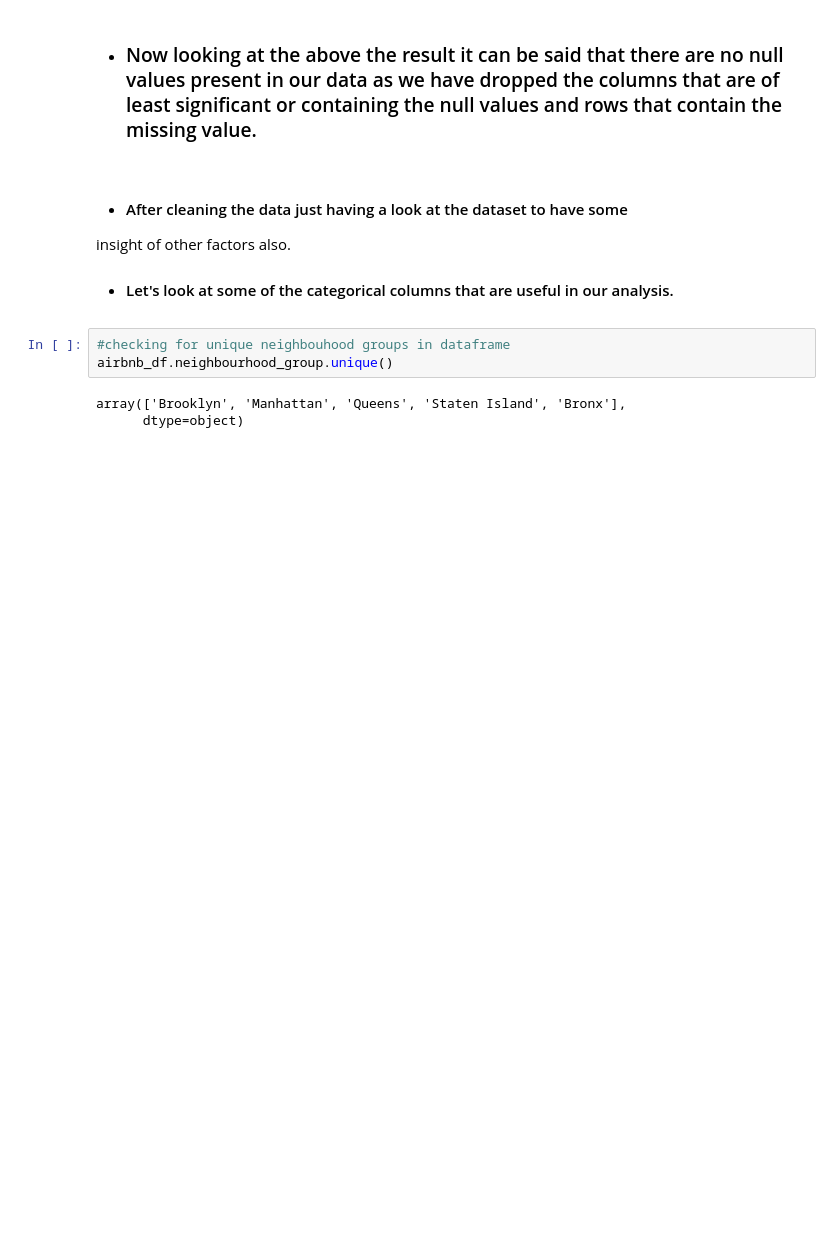
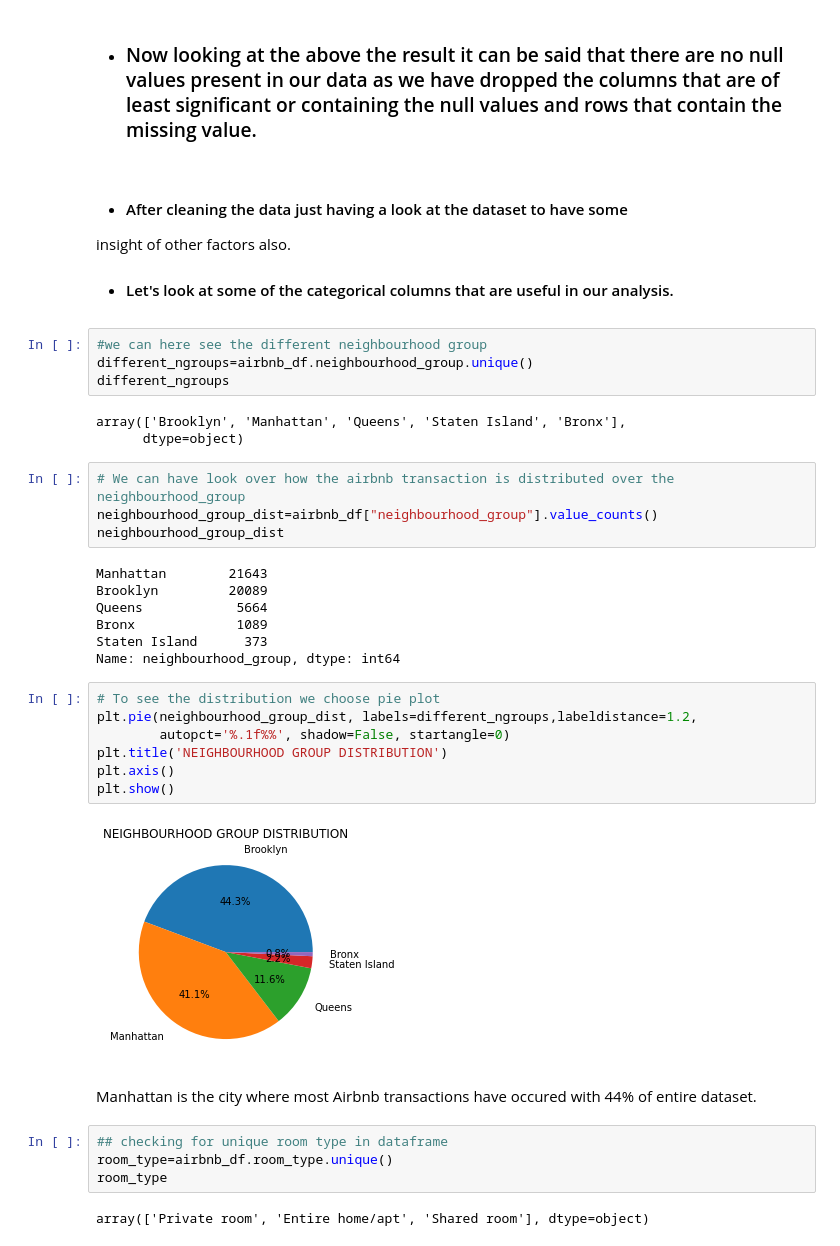
Before and after one commit to ParthSharma1197/EDA-CAPSTONE-AIRBNB, a Jupyter notebook: PARTH_SHARMA_Airbnb_Bookings_Analysis_Capstone_Project.ipynb, the cells around one changed output. Saved outputs shown, nothing was run; the diff lists cells and outputs as text; blank space fills up the shorter version.

```diff
--- a/PARTH_SHARMA_Airbnb_Bookings_Analysis_Capstone_Project.ipynb
+++ b/PARTH_SHARMA_Airbnb_Bookings_Analysis_Capstone_Project.ipynb
@@ -233,10 +245,39 @@ dtype: int64
 insight of other factors also.
 
 * #### Let's look at some of the categorical columns that are useful in our analysis.
+# %%
+#we can here see the different neighbourhood group
+different_ngroups=airbnb_df.neighbourhood_group.unique()
+different_ngroups
+# %% [output]
+array(['Brooklyn', 'Manhattan', 'Queens', 'Staten Island', 'Bronx'],
+      dtype=object)
+# %%
+# We can have look over how the airbnb transaction is distributed over the neighbourhood_group
+neighbourhood_group_dist=airbnb_df["neighbourhood_group"].value_counts()
+neighbourhood_group_dist
+# %% [output]
+Manhattan        21643
+Brooklyn         20089
+Queens            5664
+Bronx             1089
+Staten Island      373
+Name: neighbourhood_group, dtype: int64
+# %%
+# To see the distribution we choose pie plot
+plt.pie(neighbourhood_group_dist, labels=different_ngroups,labeldistance=1.2,
+        autopct='%.1f%%', shadow=False, startangle=0)
+plt.title('NEIGHBOURHOOD GROUP DISTRIBUTION')
+plt.axis()
+plt.show()
+# %% [output]
+[figure, added]
+# %% [markdown]
+Manhattan is the city where most Airbnb transactions have occured with 44% of entire dataset.
 # %%
-#checking for unique neighbouhood groups in dataframe
-airbnb_df.neighbourhood_group.unique()
+## checking for unique room type in dataframe
+room_type=airbnb_df.room_type.unique()
+room_type
 # %% [output]
-array(['Brooklyn', 'Manhattan', 'Queens', 'Staten Island', 'Bronx'],
-      dtype=object)
+array(['Private room', 'Entire home/apt', 'Shared room'], dtype=object)
 # %%
```
Also changed, not shown: parts of 39 cells of this notebook.
